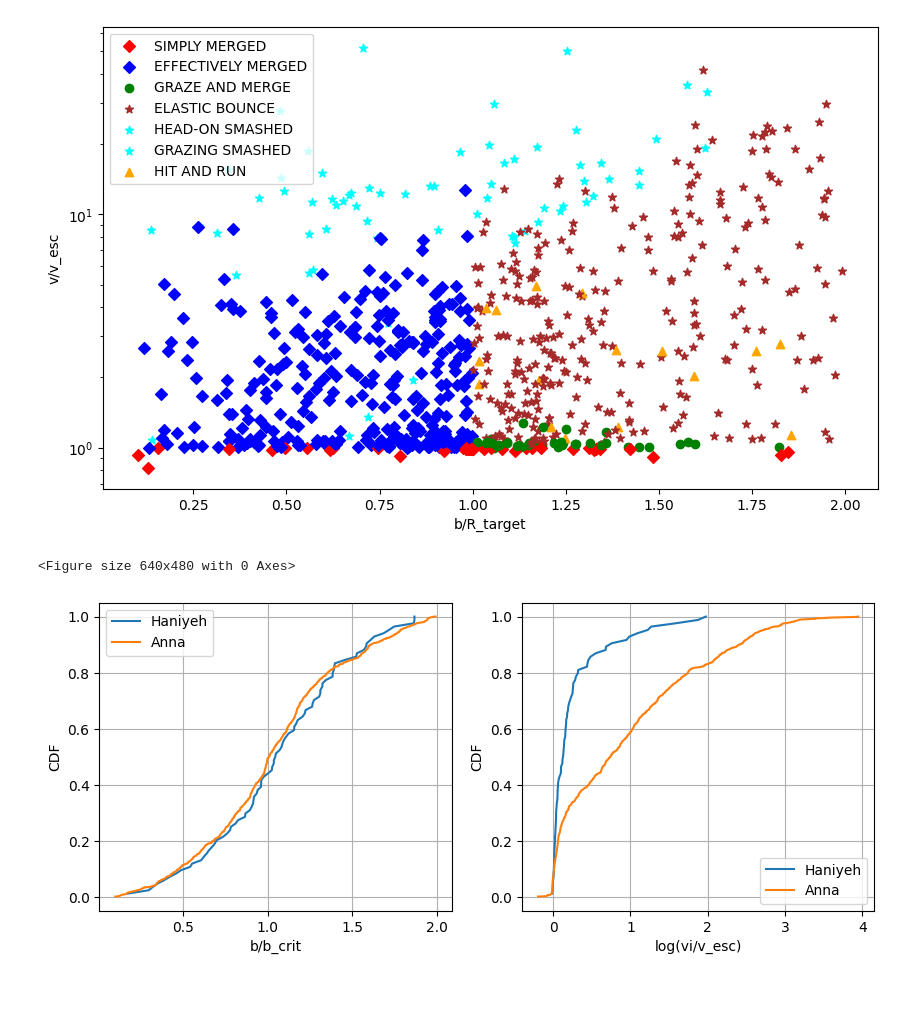
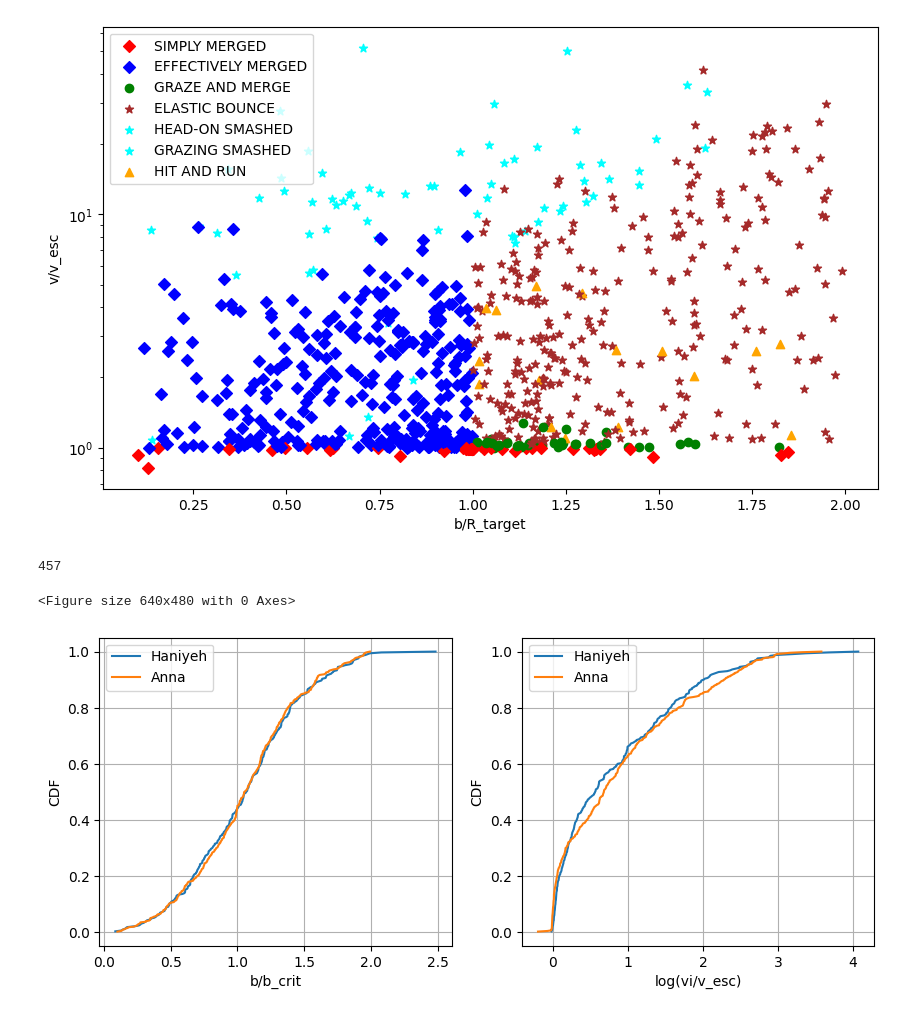
Before and after one commit to haniyehtajer/planetgarten, a Jupyter notebook: simulation_results/report_nov18.ipynb, the cells around one changed output. Cells and saved outputs as stored; diff of their text form; code cells hidden in the pictures.

```diff
--- a/simulation_results/report_nov18.ipynb
+++ b/simulation_results/report_nov18.ipynb
@@ -203,9 +207,9 @@ plt.show()
 # %% [markdown]
 After changing the code for b
 # %%
-childs_ed_tt, childs_ed_n = rr.extract_data_outfile('../../data/collision_reports/nov 18/childs_edited_01_ef5.out')
+childs_ed_tt, childs_ed_n = rr.extract_data_outfile('../../data/collision_reports/nov 18/childs_ed_f5_1.out')
 
-childs_ed_v, childs_ed_b = rr.extract_data_impact('../../data/collision_reports/nov 18/childs_edited_01_ef5.out')
+childs_ed_v, childs_ed_b = rr.extract_data_impact('../../data/collision_reports/nov 18/childs_ed_f5_1.out')
 # %%
 rr.plot_b_v(childs_ed_b, childs_ed_v, childs_ed_tt['coll_types'])
 # %% [output]
@@ -220,38 +224,45 @@ rr.plot_b_v(anna_old_b, anna_old_v, anna_old_tt['coll_types'])
 #CDF functions
 plt.clf()
 
-anna_df_b, anna_cdf_b = rr.make_cdf(anna_old_b)
-anna_df_v, anna_cdf_v = rr.make_cdf(anna_old_v)
+cut_point = len(anna_old_tt[anna_old_tt['coll_times'] < 3.089e6])
+print(cut_point)
+
+anna_cut_v = anna_old_v[:cut_point]
+anna_cut_b = anna_old_b[:cut_point]
+
+anna_df_b, anna_cdf_b = rr.make_cdf(anna_cut_b)
+anna_df_v, anna_cdf_v = rr.make_cdf(anna_cut_v)
 
 df_b, cdf_b = rr.make_cdf(childs_ed_b)
 df_v, cdf_v = rr.make_cdf(childs_ed_v)
 
 
 
 plt.figure(figsize=(10, 4))
 
 plt.subplot(1, 2, 1)  # 1 row, 2 columns, 1st subplot
 plt.plot(df_b, cdf_b, label = 'Haniyeh')
 plt.plot(anna_df_b, anna_cdf_b, label = 'Anna')
 plt.grid(True)
 plt.xlabel('b/b_crit')
 plt.ylabel('CDF')
 plt.legend()
 
 plt.subplot(1, 2, 2)  # 1 row, 2 columns, 1st subplot
 
 plt.plot(np.log(df_v), cdf_v, label = 'Haniyeh')
 plt.plot(np.log(anna_df_v), anna_cdf_v, label = 'Anna')
 plt.grid(True)
 plt.xlabel('log(vi/v_esc)')
 plt.ylabel('CDF')
 plt.legend()
 
 
 plt.show()
 # %% [output]
-<Figure size 640x480 with 0 Axes>
+457
+<Figure size 640x480 with 0 Axes>
-[figure, old version]
+[figure, new version]
 # %%
 plt.figure(figsize=(15,6))
 
```
Also changed, not shown: parts of 8 cells of this notebook, 8 other files.
